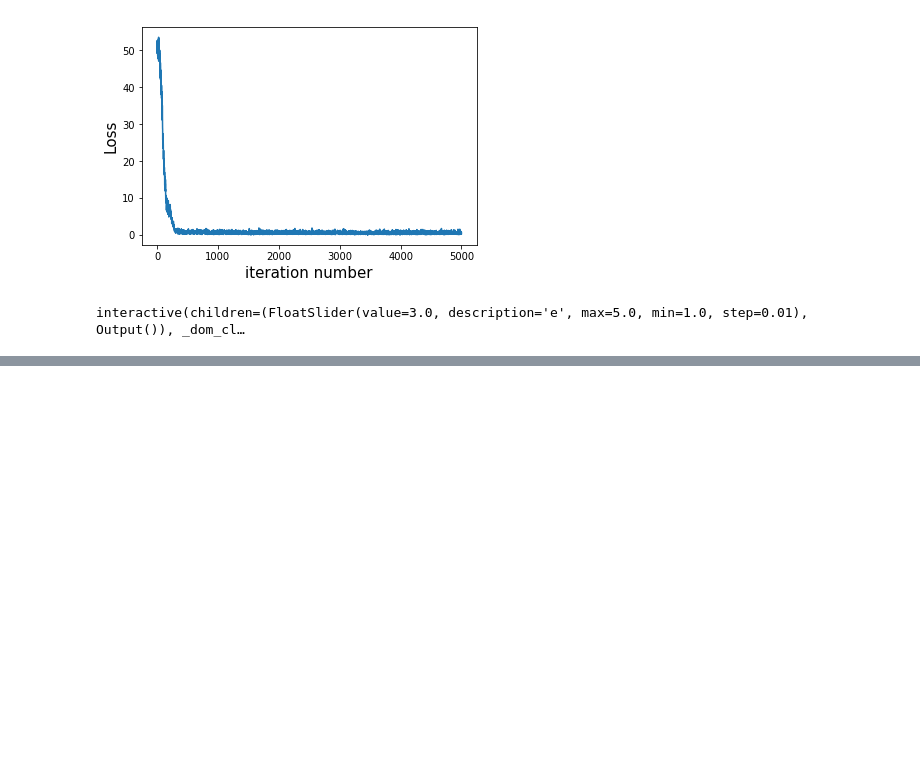
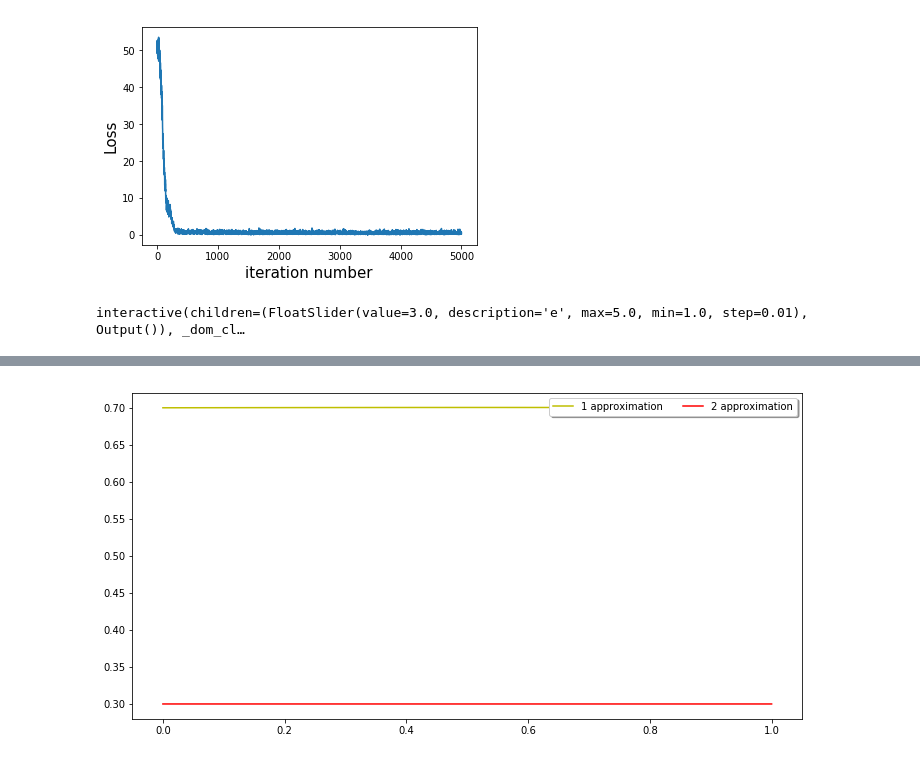
Before and after one commit to analysiscenter/pydens, a Jupyter notebook: tutorials/PDE_solving.ipynb, the cells around one changed output, grey strips where cells are left out. Saved outputs shown, nothing was run; the diff lists cells and outputs as text; code cells hidden in the pictures; blank space fills up the shorter version.

```diff
--- a/tutorials/PDE_solving.ipynb
+++ b/tutorials/PDE_solving.ipynb
@@ -713,0 +767,19 @@ interactive(children=(FloatSlider(value=3.0, description='e', max=5.0, min=1.0,
+# %%
+# Plot true solutions and their approximations
+n_el = 100
+fig, ax = plt.subplots(figsize=(12, 6))
+pts_ = np.linspace(0, 1, n_el).reshape((n_el, 1))
+pts = np.asarray([[0.5, 0.5, point, 0.1] for point in pts_])
+
+approxs_1 = dg.solve(pts)[:, 0]
+approxs_2 = dg.solve(pts)[:, 1]
+
+# plt.plot(pts, true_sin, 'g--', linewidth=3, label='true sin')
+plt.plot(pts_, approxs_1.reshape(n_el, ), 'y', label='1 approximation')
+# plt.plot(pts, true_cos, 'b--',  linewidth=3, label='true cos')
+plt.plot(pts_, approxs_2.reshape(n_el, ), 'r', label='2 approximation')
+
+plt.legend(loc='upper right', shadow=True, ncol=2)
+fig.show()
+# %% [output]
+[figure, added]
```
Also changed, not shown: parts of 8 cells of this notebook.
